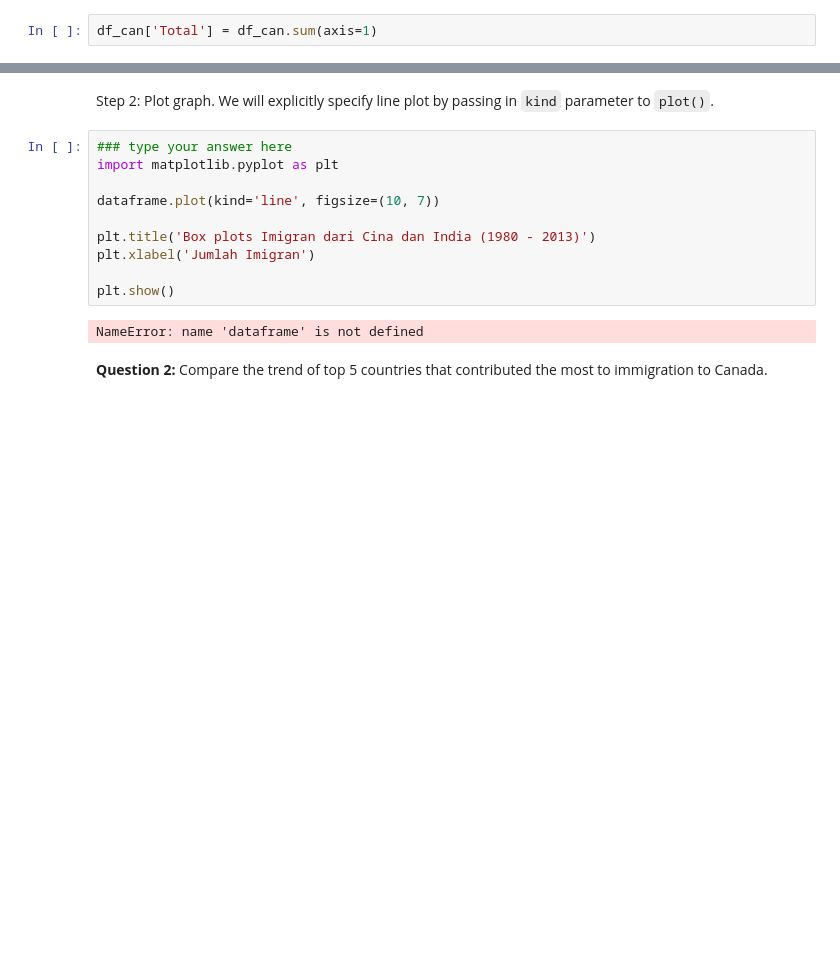
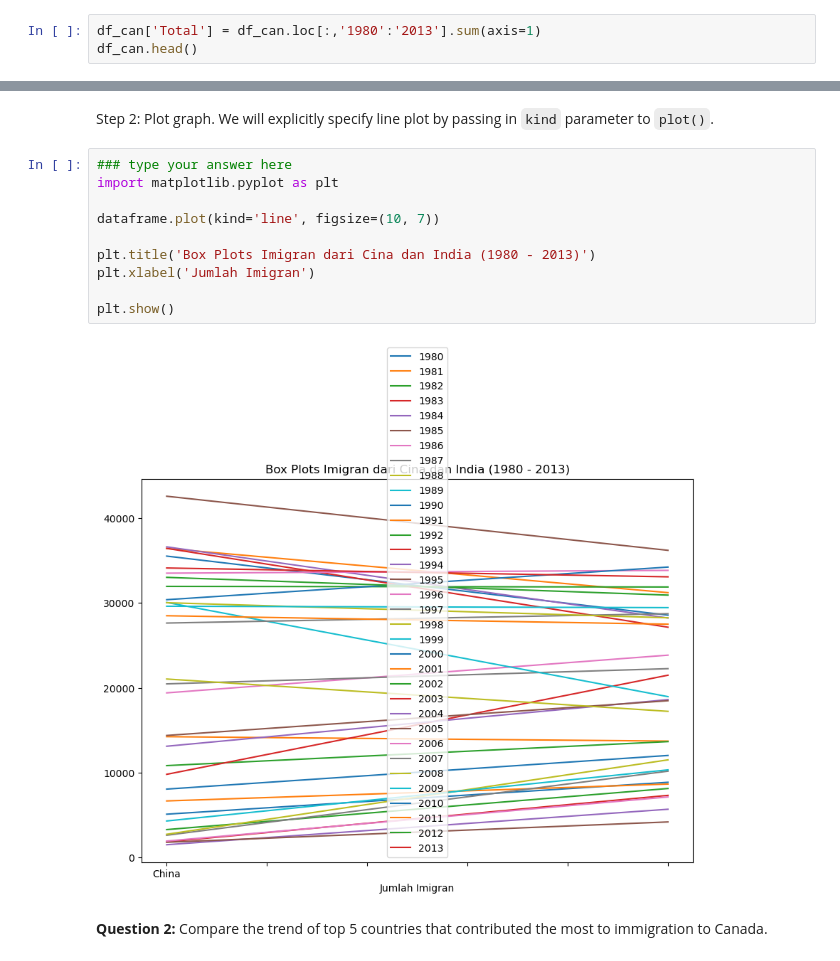
Before and after one commit to iluser/Jupyter-Notebook-Projects, a Jupyter notebook: 2 Visualization Tools 1-assignment.ipynb, the cells around one changed output, grey strips where cells are left out. Cells and saved outputs as stored; diff of their text form; blank space fills up the shorter version.

```diff
--- a/2 Visualization Tools 1-assignment.ipynb
+++ b/2 Visualization Tools 1-assignment.ipynb
@@ -30,4 +42,5 @@ df_can.columns
 # %% [markdown]
 Add a 'Total' column
 # %%
-df_can['Total'] = df_can.sum(axis=1)
+df_can['Total'] = df_can.loc[:,'1980':'2013'].sum(axis=1)
+df_can.head()
@@ -49,15 +77,15 @@ Step 2: Plot graph. We will explicitly specify line plot by passing in `kind` pa
 # %%
 ### type your answer here
 import matplotlib.pyplot as plt
 
 dataframe.plot(kind='line', figsize=(10, 7))
 
-plt.title('Box plots Imigran dari Cina dan India (1980 - 2013)')
+plt.title('Box Plots Imigran dari Cina dan India (1980 - 2013)')
 plt.xlabel('Jumlah Imigran')
 
 plt.show()
 # %% [output]
-NameError: name 'dataframe' is not defined
+[figure, added]
 # %% [markdown]
 **Question 2:** Compare the trend of top 5 countries that contributed the most to immigration to Canada.
 # %% [markdown]
```
Also changed, not shown: parts of 10 cells of this notebook.
